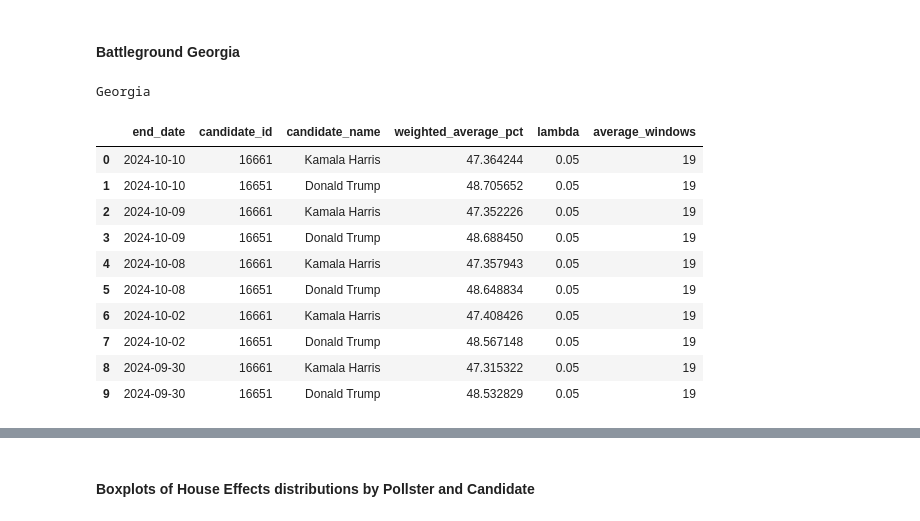
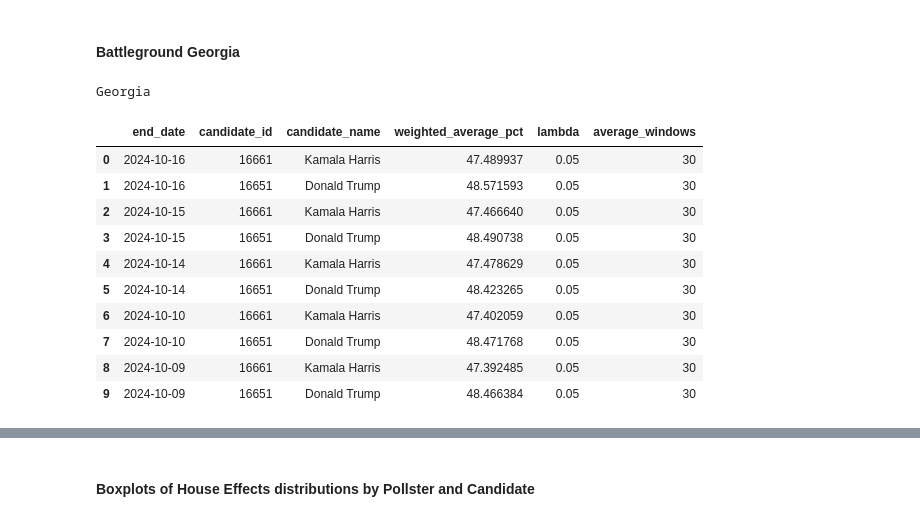
Before and after one commit to christophermoverton/ppoll_jupyterlab, a Jupyter notebook: 538pollingdata.ipynb, the cells around one changed output, grey strips where cells are left out. Drawn from its saved outputs; the diff is of its cells as text; code cells hidden in the pictures.

```diff
--- a/538pollingdata.ipynb
+++ b/538pollingdata.ipynb
@@ -796,7 +837,7 @@ Let's normalize 'numeric_grade' to create a 'weight_score'
 df_state_not_na = df_state_not_na.copy()
 
 # Step 1: Replace NaN values in 'numeric_grade' with a low grade (e.g., 1.0)
-df_state_not_na['numeric_grade'].fillna(0.1, inplace=True)
+df_state_not_na['numeric_grade'].fillna(0.5, inplace=True)
 
 df_state_not_na_clean = df_state_not_na.copy()
 # Step 2: Safely create the 'weight_score' column by dividing 'numeric_grade' by 3.0
@@ -1524,7 +1578,7 @@ lambda_value = .05
 avg_window = 9
 weighted_averages = []
 # Initialize lambda and average_window settings
-lambda_values = [.05,.15,.35]  # 5 equal subdivisions between 0 and 1
+lambda_values = [.05,.15,.35,.55,.65]  # 5 equal subdivisions between 0 and 1
 average_windows = [19, 9]
 
 # Define the two candidate IDs of interest
@@ -1538,7 +1592,7 @@ df_state_not_na_clean_sorted_cutoff = df_state_not_na_clean_sorted[df_state_not_
 
 
 df_mi = df_state_not_na_clean_sorted_cutoff[df_state_not_na_clean_sorted_cutoff['state']=="Michigan"].copy()
-df_mi = df_mi[df_mi['weight_score'] >= 0.4].copy() #using data from F rated pollsters and above
+df_mi = df_mi[df_mi['weight_score'] >= 0.1].copy() #using data from F rated pollsters and above
 df_mi = df_mi[df_mi['population'] == 'lv'].copy() #gather likely voter data
 #print(df_mi)
 #Recording house effect data for visualization reuse
@@ -1971,7 +2029,7 @@ lambda_value = .05
 avg_window = 9
 weighted_averages = []
 # Initialize lambda and average_window settings
-lambda_values = [.05,.15,.35]  # 5 equal subdivisions between 0 and 1
+lambda_values = [.05,.15,.35,.55,.65]  # 5 equal subdivisions between 0 and 1
 average_windows = [19, 9]
 
 # Define the two candidate IDs of interest
@@ -2418,7 +2480,7 @@ lambda_value = .05
 avg_window = 9
 weighted_averages = []
 # Initialize lambda and average_window settings
-lambda_values = [.05,.15,.35]  # 5 equal subdivisions between 0 and 1
+lambda_values = [.05,.15,.35,.55,.65]  # 5 equal subdivisions between 0 and 1
 average_windows = [19, 9]
 
 # Define the two candidate IDs of interest
@@ -2863,8 +2929,8 @@ lambda_value = .05
 avg_window = 9
 weighted_averages = []
 # Initialize lambda and average_window settings
-lambda_values = [.05,.15,.35]  # 5 equal subdivisions between 0 and 1
-average_windows = [19, 9]
+lambda_values = [.05,.15,.35,.55,.65]  # 5 equal subdivisions between 0 and 1
+average_windows = [30,19, 9]
 
 # Define the two candidate IDs of interest
 candidate_ids = [16661, 16651]
@@ -3046,43 +3112,43 @@ for lambda_value in lambda_values:
                 #print result
                 #print(f"Number of NaN value in 'w_i': {nan_weight_i}")
 
                 # Step 3: Identify rows with NaN in w_i to examine their individual values
                 #nan_rows = candidate_data[candidate_data['w_i'].isna()]
                 #print("Rows producing NaN in 'w_i':")
                 #print(nan_rows[['methodology','weight_mode', 'weight_sample', 'weight_score', 'weight_time', 'w_i']])
 
                 # Step 9: Compute the weighted average of the poll points ('pct') using the computed weights
                 weighted_average_pct = np.average(candidate_data['adjusted_pct'], weights=candidate_data['w_i'])
 
                 # Step 10: Store the current date, candidate_id, candidate_name, and the weighted average in a new DataFrame
                 if not candidate_data.empty:
                     candidate_name = candidate_data['candidate_name'].iloc[0]
                     weighted_averages.append({
                         'end_date': current_date,
                         'candidate_id': candidate,
                         'candidate_name': candidate_name,
                         'weighted_average_pct': weighted_average_pct,
                         'lambda': lambda_value,
                         'average_windows': avg_window
                     })
 
 # Convert the results into a new DataFrame
 df_weighted_averages = pd.DataFrame(weighted_averages)
 print("Georgia")
 df_weighted_averages.head(10)
 # %% [output]
 Georgia
 |  | end_date | candidate_id | candidate_name | weighted_average_pct | lambda | average_windows |
-| 0 | 2024-10-10 | 16661 | Kamala Harris | 47.364244 | 0.05 | 19 |
-| 1 | 2024-10-10 | 16651 | Donald Trump | 48.705652 | 0.05 | 19 |
-| 2 | 2024-10-09 | 16661 | Kamala Harris | 47.352226 | 0.05 | 19 |
-| 3 | 2024-10-09 | 16651 | Donald Trump | 48.688450 | 0.05 | 19 |
-| 4 | 2024-10-08 | 16661 | Kamala Harris | 47.357943 | 0.05 | 19 |
-| 5 | 2024-10-08 | 16651 | Donald Trump | 48.648834 | 0.05 | 19 |
-| 6 | 2024-10-02 | 16661 | Kamala Harris | 47.408426 | 0.05 | 19 |
-| 7 | 2024-10-02 | 16651 | Donald Trump | 48.567148 | 0.05 | 19 |
-| 8 | 2024-09-30 | 16661 | Kamala Harris | 47.315322 | 0.05 | 19 |
-| 9 | 2024-09-30 | 16651 | Donald Trump | 48.532829 | 0.05 | 19 |
+| 0 | 2024-10-16 | 16661 | Kamala Harris | 47.489937 | 0.05 | 30 |
+| 1 | 2024-10-16 | 16651 | Donald Trump | 48.571593 | 0.05 | 30 |
+| 2 | 2024-10-15 | 16661 | Kamala Harris | 47.466640 | 0.05 | 30 |
+| 3 | 2024-10-15 | 16651 | Donald Trump | 48.490738 | 0.05 | 30 |
+| 4 | 2024-10-14 | 16661 | Kamala Harris | 47.478629 | 0.05 | 30 |
+| 5 | 2024-10-14 | 16651 | Donald Trump | 48.423265 | 0.05 | 30 |
+| 6 | 2024-10-10 | 16661 | Kamala Harris | 47.402059 | 0.05 | 30 |
+| 7 | 2024-10-10 | 16651 | Donald Trump | 48.471768 | 0.05 | 30 |
+| 8 | 2024-10-09 | 16661 | Kamala Harris | 47.392485 | 0.05 | 30 |
+| 9 | 2024-10-09 | 16651 | Donald Trump | 48.466384 | 0.05 | 30 |
 # %%
 import altair as alt
 
```
Also changed, not shown: parts of 55 cells of this notebook, 1 other file.
